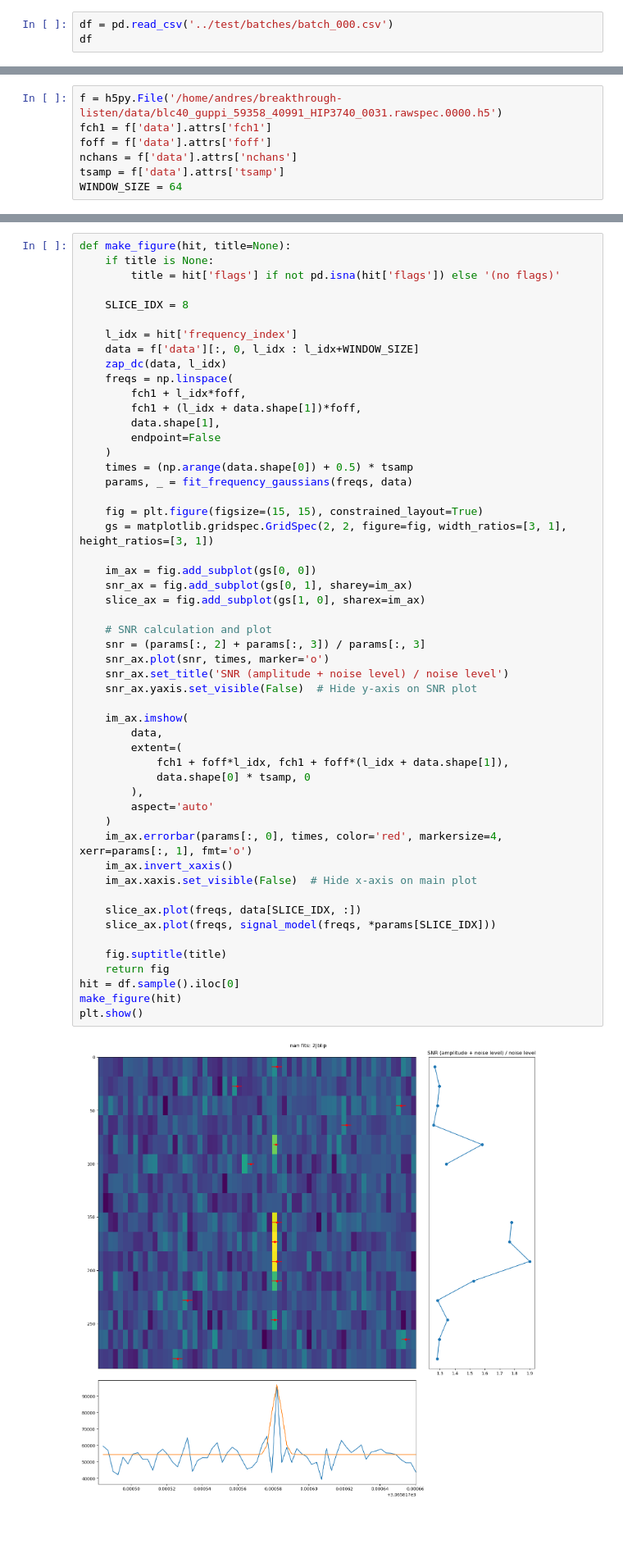
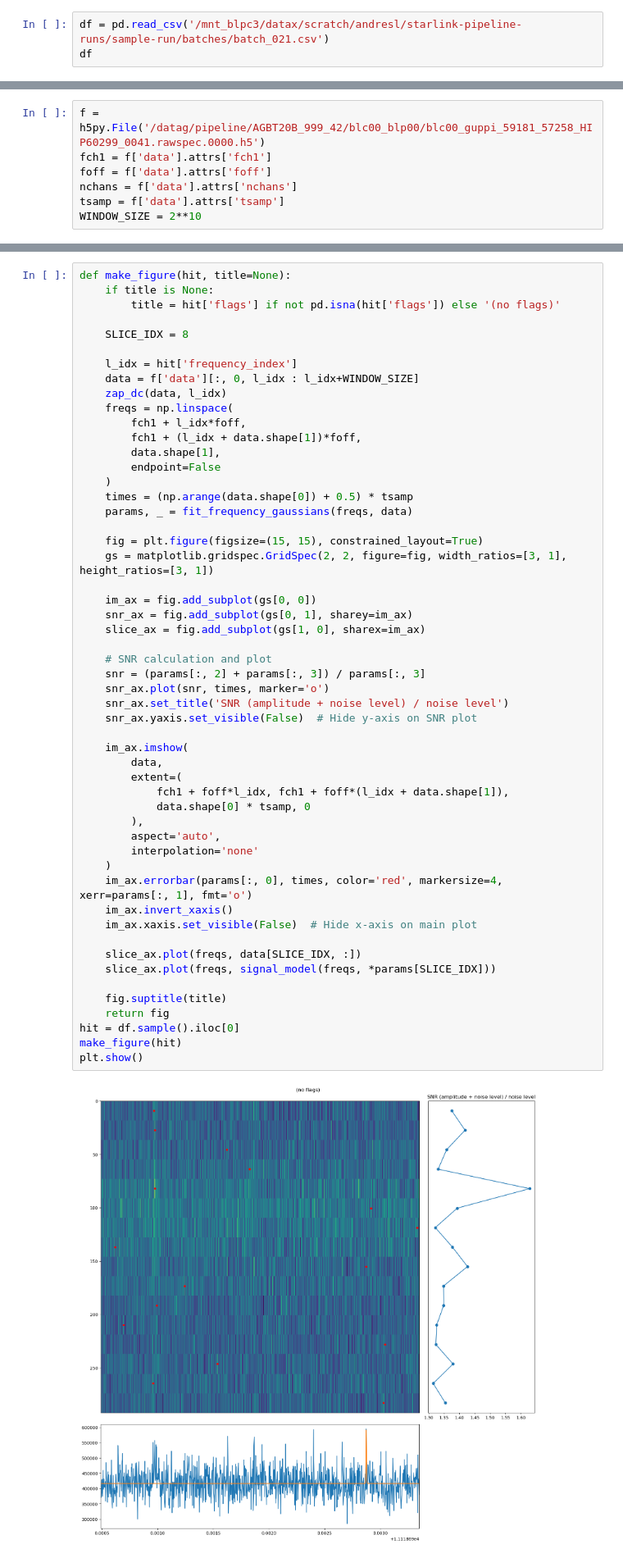
Before and after one commit to andres-luengo/bart, a Jupyter notebook: experiments/inspect_hits.ipynb, the cells around one changed output, grey strips where cells are left out. Shown at 82% size. Drawn from its saved outputs; the diff is of its cells as text; blank space fills up the shorter version.

```diff
--- a/experiments/inspect_hits.ipynb
+++ b/experiments/inspect_hits.ipynb
@@ -12,7 +12,7 @@ import matplotlib.gridspec
 
 import warnings
 # %%
-df = pd.read_csv('../test/batches/batch_000.csv')
+df = pd.read_csv('/mnt_blpc3/datax/scratch/andresl/starlink-pipeline-runs/sample-run/batches/batch_021.csv')
 df
 # %% [output]
 |  | frequency_index | frequency | kurtosis | snr | width | flags | source file |
@@ -31,10 +31,10 @@ df
 # %%
-f = h5py.File('/home/andres/breakthrough-listen/data/blc40_guppi_59358_40991_HIP3740_0031.rawspec.0000.h5')
+f = h5py.File('/datag/pipeline/AGBT20B_999_42/blc00_blp00/blc00_guppi_59181_57258_HIP60299_0041.rawspec.0000.h5')
 fch1 = f['data'].attrs['fch1']
 foff = f['data'].attrs['foff']
 nchans = f['data'].attrs['nchans']
 tsamp = f['data'].attrs['tsamp']
-WINDOW_SIZE = 64
+WINDOW_SIZE = 2**10
 # %%
 def signal_model(x, mean, stdev, amplitude, noise):
     exponent = -0.5 * ((x - mean) / stdev)**2
@@ -119,35 +119,36 @@ def make_figure(hit, title=None):
     im_ax = fig.add_subplot(gs[0, 0])
     snr_ax = fig.add_subplot(gs[0, 1], sharey=im_ax)
     slice_ax = fig.add_subplot(gs[1, 0], sharex=im_ax)
 
     # SNR calculation and plot
     snr = (params[:, 2] + params[:, 3]) / params[:, 3]
     snr_ax.plot(snr, times, marker='o')
     snr_ax.set_title('SNR (amplitude + noise level) / noise level')
     snr_ax.yaxis.set_visible(False)  # Hide y-axis on SNR plot
 
     im_ax.imshow(
         data,
         extent=(
             fch1 + foff*l_idx, fch1 + foff*(l_idx + data.shape[1]),
             data.shape[0] * tsamp, 0
         ),
-        aspect='auto'
+        aspect='auto',
+        interpolation='none'
     )
     im_ax.errorbar(params[:, 0], times, color='red', markersize=4, xerr=params[:, 1], fmt='o')
     im_ax.invert_xaxis()
     im_ax.xaxis.set_visible(False)  # Hide x-axis on main plot
 
     slice_ax.plot(freqs, data[SLICE_IDX, :])
     slice_ax.plot(freqs, signal_model(freqs, *params[SLICE_IDX]))
 
     fig.suptitle(title)
     return fig
 hit = df.sample().iloc[0]
 make_figure(hit)
 plt.show()
 # %% [output]
-[figure, old version]
+[figure, new version]
 # %%
 def save_hit_fig(hit, title=None, filename='image.png'):
     fig = make_figure(hit, title)
```
Also changed, not shown: parts of 3 cells of this notebook, 3 other files.
